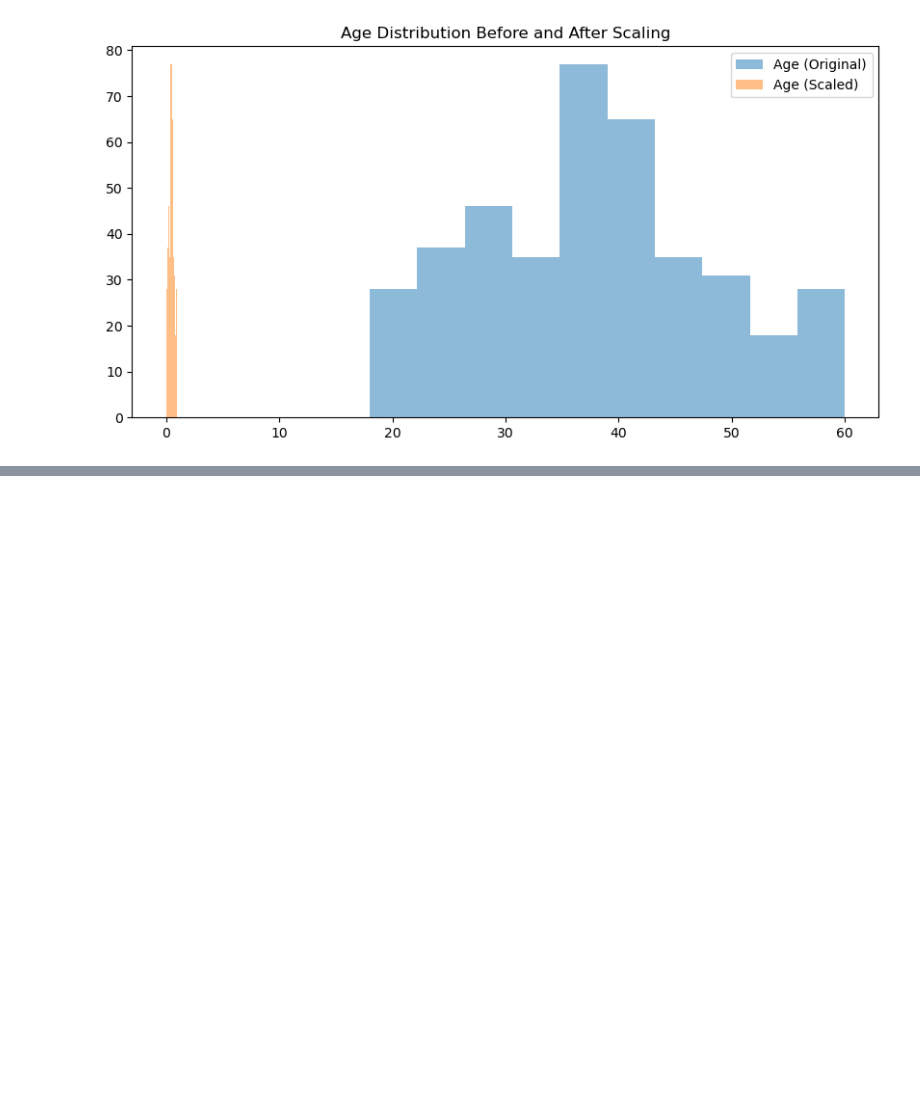
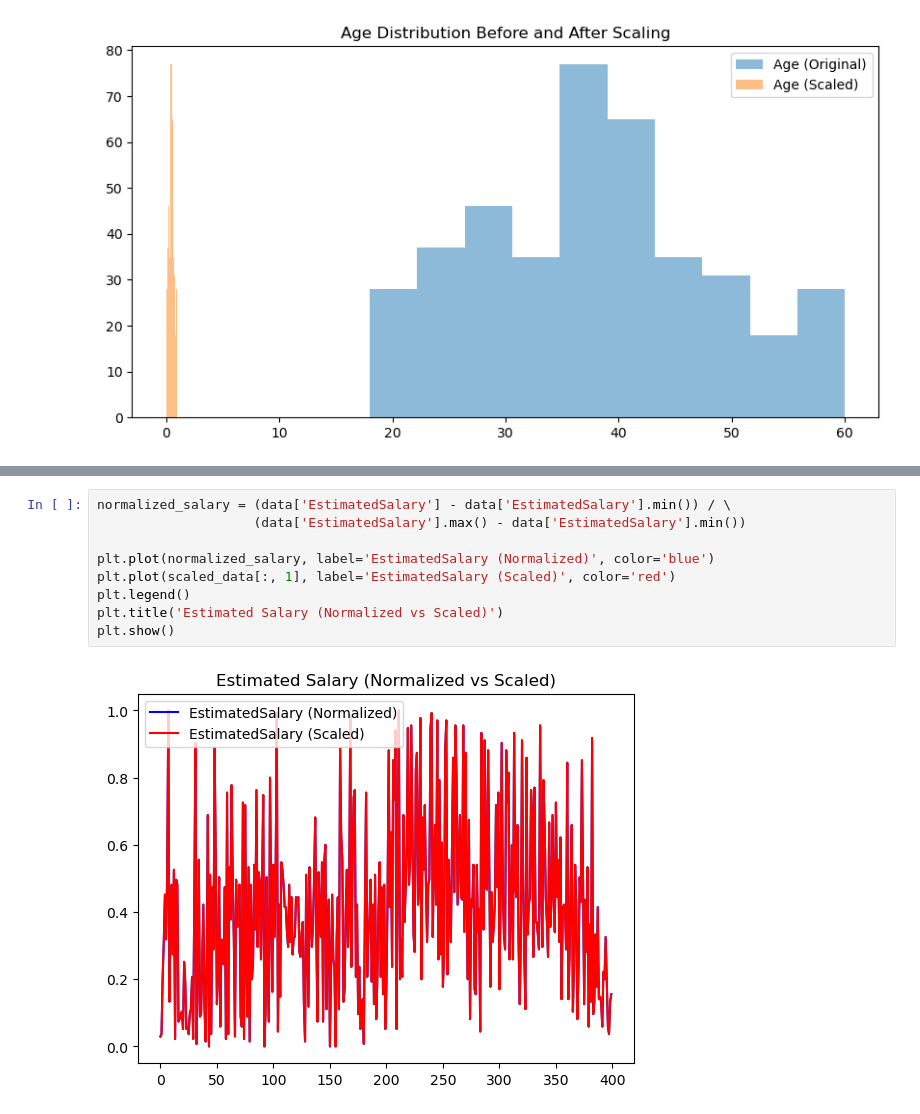
Before and after one commit to Sevinj-joy/LogisticRegressionCodeExamples, a Jupyter notebook: logistic_regression_model.ipynb, the cells around one changed output, grey strips where cells are left out. Saved outputs shown, nothing was run; the diff lists cells and outputs as text; blank space fills up the shorter version.

```diff
--- a/logistic_regression_model.ipynb
+++ b/logistic_regression_model.ipynb
@@ -220,0 +208,11 @@ plt.show()
+# %%
+normalized_salary = (data['EstimatedSalary'] - data['EstimatedSalary'].min()) / \
+                    (data['EstimatedSalary'].max() - data['EstimatedSalary'].min())
+
+plt.plot(normalized_salary, label='EstimatedSalary (Normalized)', color='blue')
+plt.plot(scaled_data[:, 1], label='EstimatedSalary (Scaled)', color='red')
+plt.legend()
+plt.title('Estimated Salary (Normalized vs Scaled)')
+plt.show()
+# %% [output]
+[figure, added]
```
Also changed, not shown: parts of 2 cells of this notebook.
